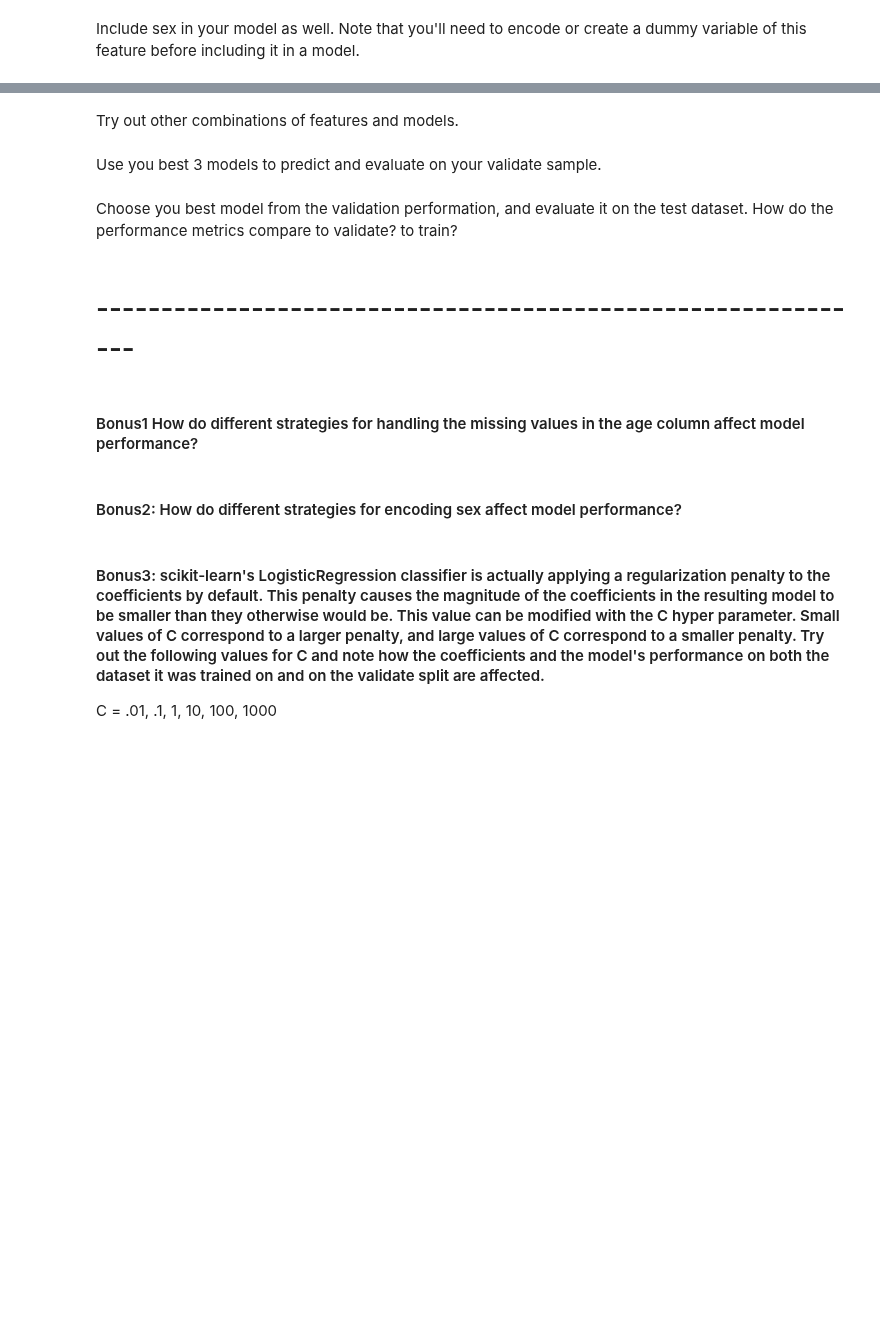
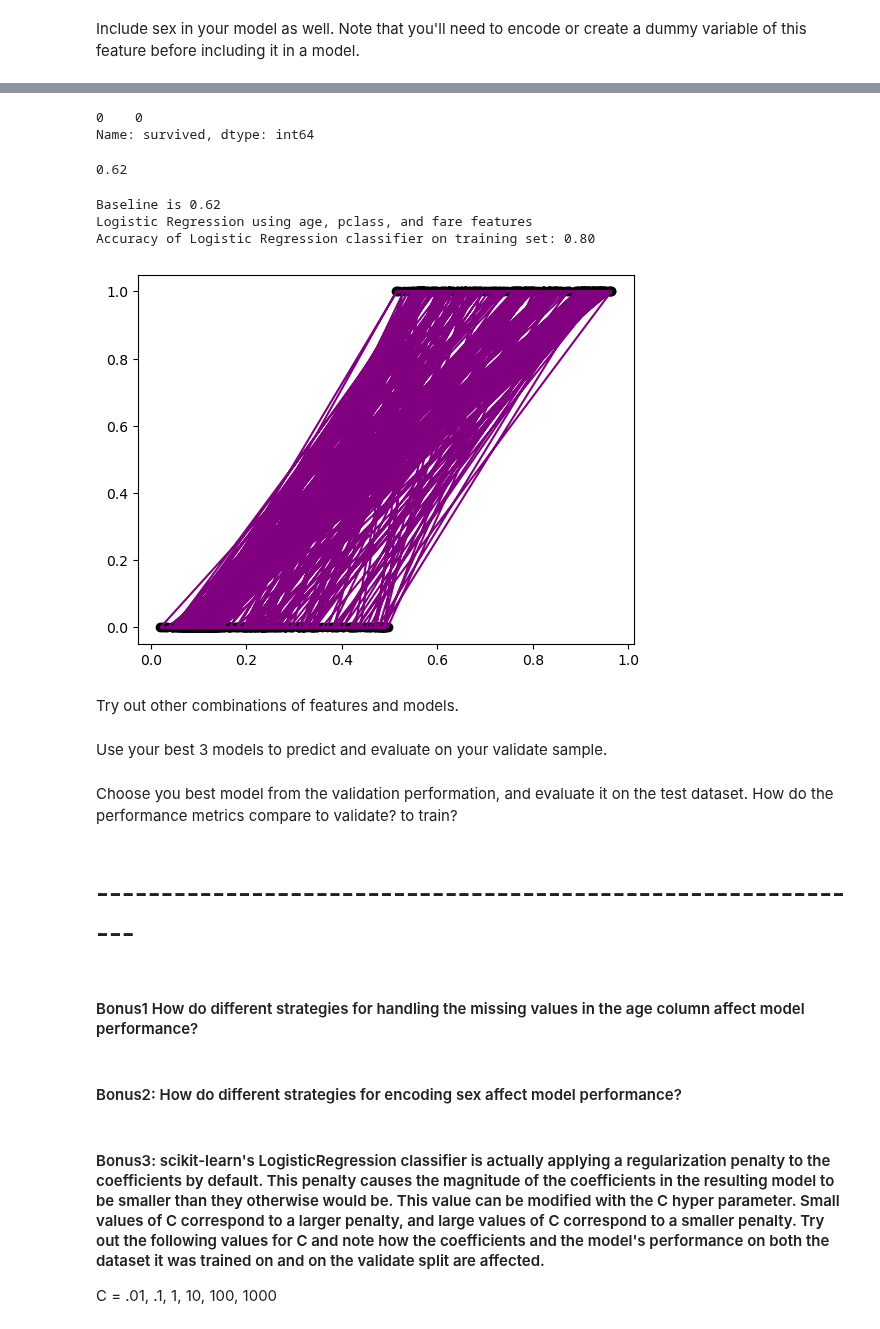
Before and after one commit to Marc-Aradillas/Classification_exercises.ipynb, a Jupyter notebook: logistic_regression.ipynb, the cells around one changed output, grey strips where cells are left out. Cells and saved outputs as stored; diff of their text form; code cells hidden in the pictures; blank space fills up the shorter version.

```diff
--- a/logistic_regression.ipynb
+++ b/logistic_regression.ipynb
@@ -99,0 +143,10 @@ Include sex in your model as well. Note that you'll need to encode or create a d
+# %%
+def keep_cols(df):
+
+    cols_to_keep = ['pclass', 'age', 'fare', 'sex_male']
+    return df[cols_to_keep], df.survived
+# %%
+X_train, y_train = keep_cols(train)
+X_val, y_val = keep_cols(val)
+
+X_train.head()
@@ -100,7 +160,48 @@ Include sex in your model as well. Note that you'll need to encode or create a d
+# %%
+y_train.mode()
+# %% [output]
+0    0
+Name: survived, dtype: int64
+# %%
+base_acc = (y_train == 0).mean()
+round(base_acc, 2)
+# %% [output]
+0.62
+# %%
+seed = 42
+
+logit = LogisticRegression(random_state=seed)
+
+logit.fit(X_train, y_train)
+
+y_pred = logit.predict(X_train)
+y_pred_proba = logit.predict_proba(X_train)
+
+
+print("Baseline is", round(base_acc, 2))
+print("Logistic Regression using age, pclass, and fare features")
+print('Accuracy of Logistic Regression classifier on training set: {:.2f}'
+     .format(logit.score(X_train, y_train)))
+# %% [output]
+Baseline is 0.62
+Logistic Regression using age, pclass, and fare features
+Accuracy of Logistic Regression classifier on training set: 0.80
+# %%
+y_pred_proba = np.array([i[1] for i in y_pred_proba])
+# %%
+fig = plt.figure()
+ax = fig.add_subplot(1, 1, 1)
+
+# scatter plot where x is the probabilities and y is the class (0, 1)
+ax.scatter(y_pred_proba, y_pred, color='black')
+ax.plot(y_pred_proba, y_pred, color='purple')
+plt.show()
+# %% [output]
+[figure, added]
 # %% [markdown]
 Try out other combinations of features and models.
 # %% [markdown]
-Use you best 3 models to predict and evaluate on your validate sample.
+Use your best 3 models to predict and evaluate on your validate sample.
 # %% [markdown]
 Choose you best model from the validation performation, and evaluate it on the test dataset. How do the performance metrics compare to validate? to train?
 # %% [markdown]
```
Also changed, not shown: parts of 9 cells of this notebook.
